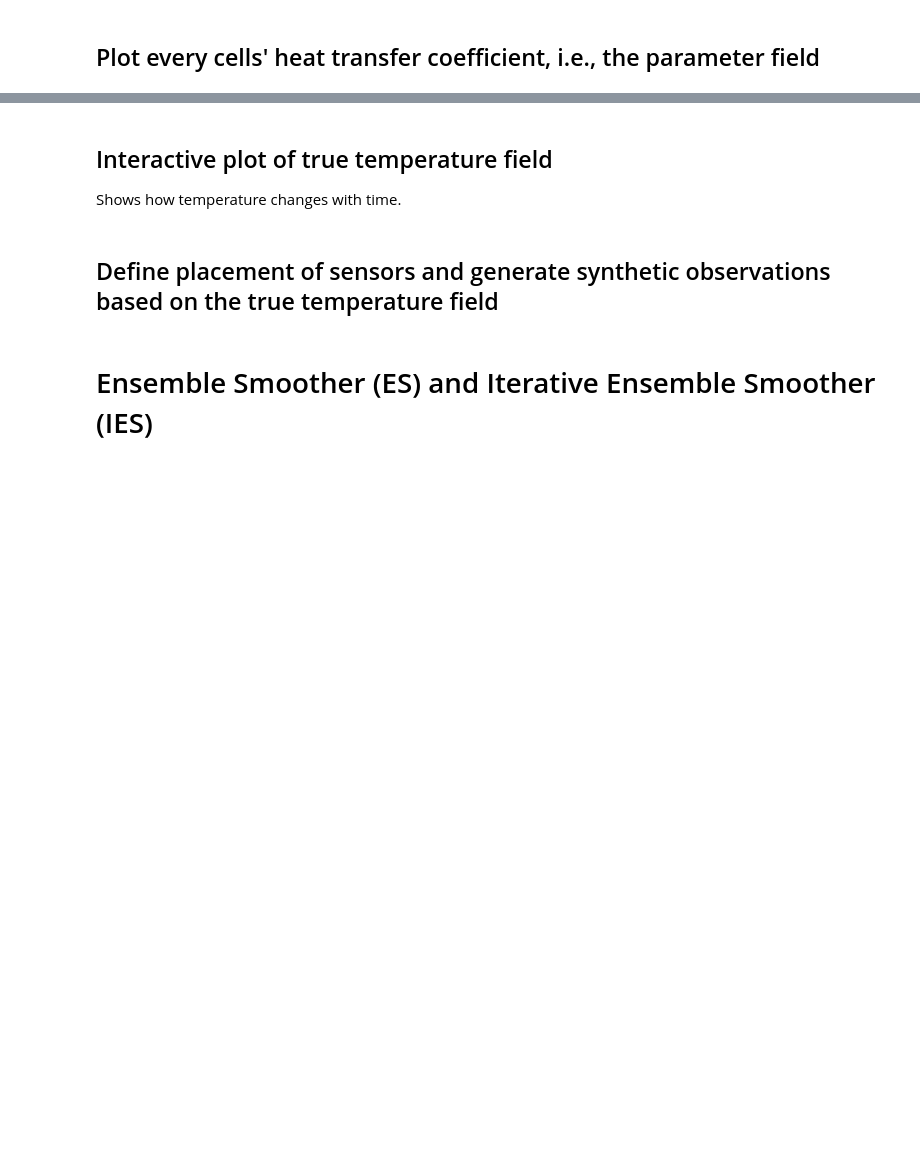
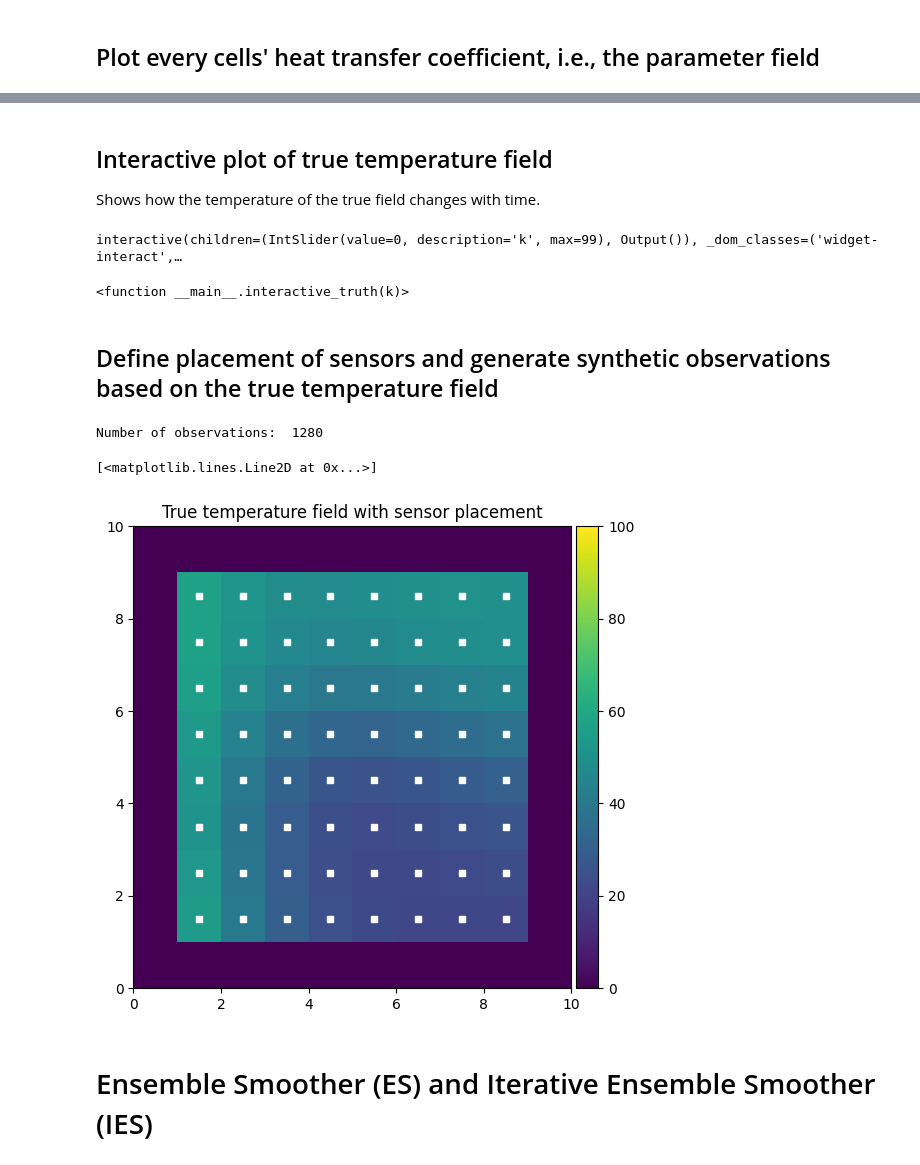
Before and after one commit to equinor/dass, a Jupyter notebook: notebooks/Smoothers.ipynb, the cells around one changed output, grey strips where cells are left out. Cells and saved outputs as stored; diff of their text form; code cells hidden in the pictures; blank space fills up the shorter version.

Commit message:
Use more complex initial temp field
Compare results from dass with the new
iterative_smoother_package that is used in ert.

```diff
--- a/notebooks/Smoothers.ipynb
+++ b/notebooks/Smoothers.ipynb
@@ -20,14 +20,16 @@ rng = np.random.default_rng()
 
 import matplotlib.pyplot as plt
 
-plt.rcParams["figure.figsize"] = (8, 8)
-plt.rcParams.update({"font.size": 12})
+plt.rcParams["figure.figsize"] = (6, 6)
+plt.rcParams.update({"font.size": 10})
 from ipywidgets import interact
 import ipywidgets as widgets
 
 from p_tqdm import p_map
 
 from scipy.ndimage import gaussian_filter
+
+import iterative_ensemble_smoother as ies
 # %%
 %load_ext autoreload
 %autoreload 2
@@ -38,11 +43,11 @@ from dass import pde, utils, analysis, taper
 Perhaps obvious, but we do not have this information in real-life.
 # %%
 # Number of grid-cells in x and y direction
-nx = 50
+nx = 10
 
 # time steps
 k_start = 0
-k_end = 1000
+k_end = 100
 
 dx = 1
 
@@ -50,27 +55,35 @@ dx = 1
 # Using trick from page 15 of "An Introduction to the Numerics of Flow in Porous Media using Matlab".
 # It's a nice way to generate realistic-looking parameter fields.
 # In real life we use third-party tools to generate good (whatever that means) prior parameter fields.
-alpha_t = np.exp(5 * gaussian_filter(gaussian_filter(rng.random(size=(nx, nx)), sigma=2.0), sigma=1.0))
+alpha_t = np.exp(
+    5
+    * gaussian_filter(gaussian_filter(rng.random(size=(nx, nx)), sigma=2.0), sigma=1.0)
+)
 
 # Calculate maximum `dt`.
 # If higher values are used, the numerical solution will become unstable.
 dt = dx**2 / (4 * np.max(alpha_t))
 
 # True initial temperature field.
-u_top = 100.0
+u_top = 0.0
 u_left = 0.0
 u_bottom = 0.0
 u_right = 0.0
 u = np.empty((k_end, nx, nx))
 u.fill(0.0)
 # Set the boundary conditions
+u[:, :, :] = np.exp(
+    8
+    * gaussian_filter(gaussian_filter(rng.random(size=(nx, nx)), sigma=2.0), sigma=1.0)
+)
 u[:, (nx - 1) :, :] = u_top
 u[:, :, :1] = u_left
 u[:, :1, 1:] = u_bottom
 u[:, :, (nx - 1) :] = u_right
 
 # How much noise to add to heat equation.
-scale = 0.1
+# scale = 0.1
+scale = None
 
 u = pde.heat_equation(u, alpha_t, dx, dt, k_start, k_end, rng=rng, scale=scale)
 # %% [markdown]
@@ -101,7 +116,7 @@ fig.tight_layout()
 # %% [markdown]
 ## Interactive plot of true temperature field
 
-Shows how temperature changes with time.
+Shows how the temperature of the true field changes with time.
 # %%
 def interactive_truth(k):
     fig, ax = plt.subplots()
@@ -116,34 +131,41 @@ interact(
     interactive_truth,
     k=widgets.IntSlider(min=k_start, max=k_end - 1, step=1, value=0),
 )
+# %% [output]
+interactive(children=(IntSlider(value=0, description='k', max=99), Output()), _dom_classes=('widget-interact',…
+<function __main__.interactive_truth(k)>
 # %% [markdown]
 ## Define placement of sensors and generate synthetic observations based on the true temperature field
 # %%
 # placement of sensors, i.e, where the observations are done
 pad = 1
 coords = np.array([(x, y) for x in range(pad, nx - pad) for y in range(pad, nx - pad)])
 ncoords = coords.shape[0]
-nmeas = 100
+nmeas = 64
 coords_idx = np.random.choice(np.arange(ncoords), size=nmeas, replace=False)
 obs_coordinates = [utils.Coordinate(xc, yc) for xc, yc in coords[coords_idx]]
 
 # At which times observations are taken
-obs_times = np.linspace(5, k_end, 50, endpoint=False, dtype=int)
+obs_times = np.linspace(5, k_end, 20, endpoint=False, dtype=int)
 
 d = utils.observations(obs_coordinates, obs_times, u)
 # number of measurements
 m = d.shape[0]
 print("Number of observations: ", m)
 
 # Plot temperature field and show placement of sensors.
 obs_coordinates = set(zip(d.index.get_level_values("x"), d.index.get_level_values("y")))
 x, y = zip(*obs_coordinates)
 
 fig, ax = plt.subplots()
-p = ax.pcolormesh(u[-1], cmap=plt.cm.viridis, vmin=0, vmax=100)
+p = ax.pcolormesh(u[0], cmap=plt.cm.viridis, vmin=0, vmax=100)
 ax.set_title("True temperature field with sensor placement")
 utils.colorbar(p)
 ax.plot([i + 0.5 for i in x], [j + 0.5 for j in y], "s", color="white", markersize=5)
+# %% [output]
+Number of observations:  1280
+[<matplotlib.lines.Line2D at 0x...>]
+[figure, added]
 # %% [markdown]
 # Ensemble Smoother (ES) and Iterative Ensemble Smoother (IES)
 # %%
```
Also changed, not shown: parts of 26 cells of this notebook, 3 other files.
